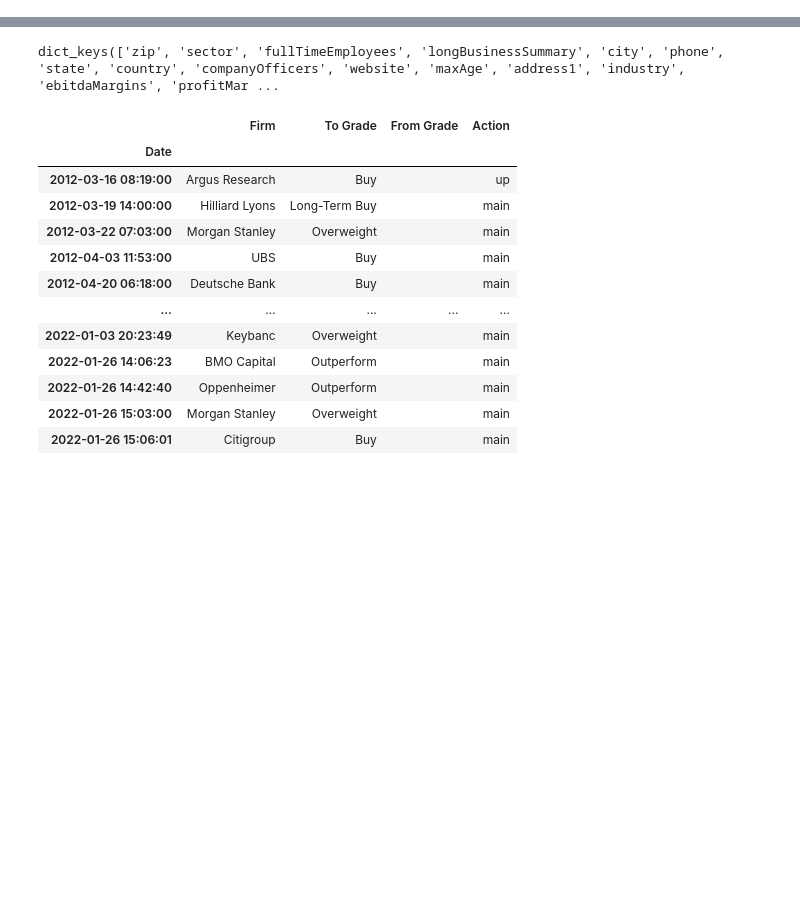
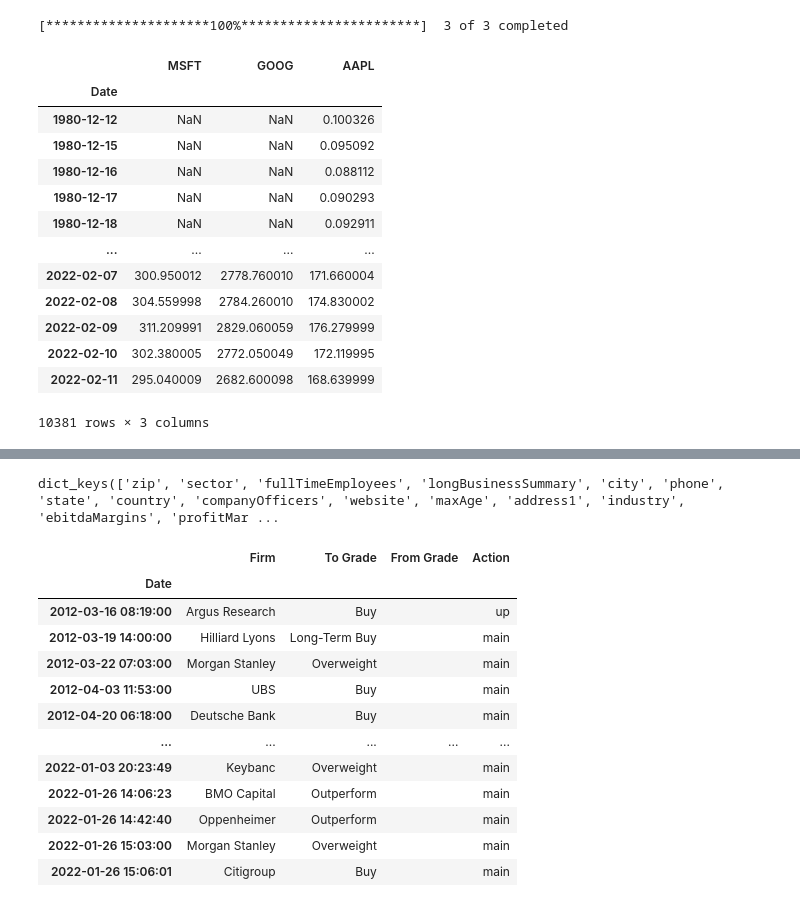
Before and after one commit to Ale-Cas/py-quant-fin, a Jupyter notebook: notebooks/experiments.ipynb, the cells around one changed output, grey strips where cells are left out. Cells and saved outputs as stored; diff of their text form; code cells hidden in the pictures; blank space fills up the shorter version.

```diff
--- a/notebooks/experiments.ipynb
+++ b/notebooks/experiments.ipynb
@@ -3,0 +9,27 @@
+# %%
+tickers = {"AAPL", "GOOG", "MSFT"}
+bars = yf.download(
+                tickers=tickers,
+                group_by="Ticker",
+                period="max",
+                auto_adjust=True,
+            )
+# %% [output]
+[*********************100%***********************]  3 of 3 completed
+# %%
+bars.xs("Close", level=1, axis=1)
+# %% [output]
+|  | MSFT | GOOG | AAPL |
+| Date |  |  |  |
+| 1980-12-12 | NaN | NaN | 0.100326 |
+| 1980-12-15 | NaN | NaN | 0.095092 |
+| 1980-12-16 | NaN | NaN | 0.088112 |
+| 1980-12-17 | NaN | NaN | 0.090293 |
+| 1980-12-18 | NaN | NaN | 0.092911 |
+| ... | ... | ... | ... |
+| 2022-02-07 | 300.950012 | 2778.760010 | 171.660004 |
+| 2022-02-08 | 304.559998 | 2784.260010 | 174.830002 |
+| 2022-02-09 | 311.209991 | 2829.060059 | 176.279999 |
+| 2022-02-10 | 302.380005 | 2772.050049 | 172.119995 |
+| 2022-02-11 | 295.040009 | 2682.600098 | 168.639999 |
+10381 rows × 3 columns
```
Also changed, not shown: parts of 10 cells of this notebook, 12 other files.
